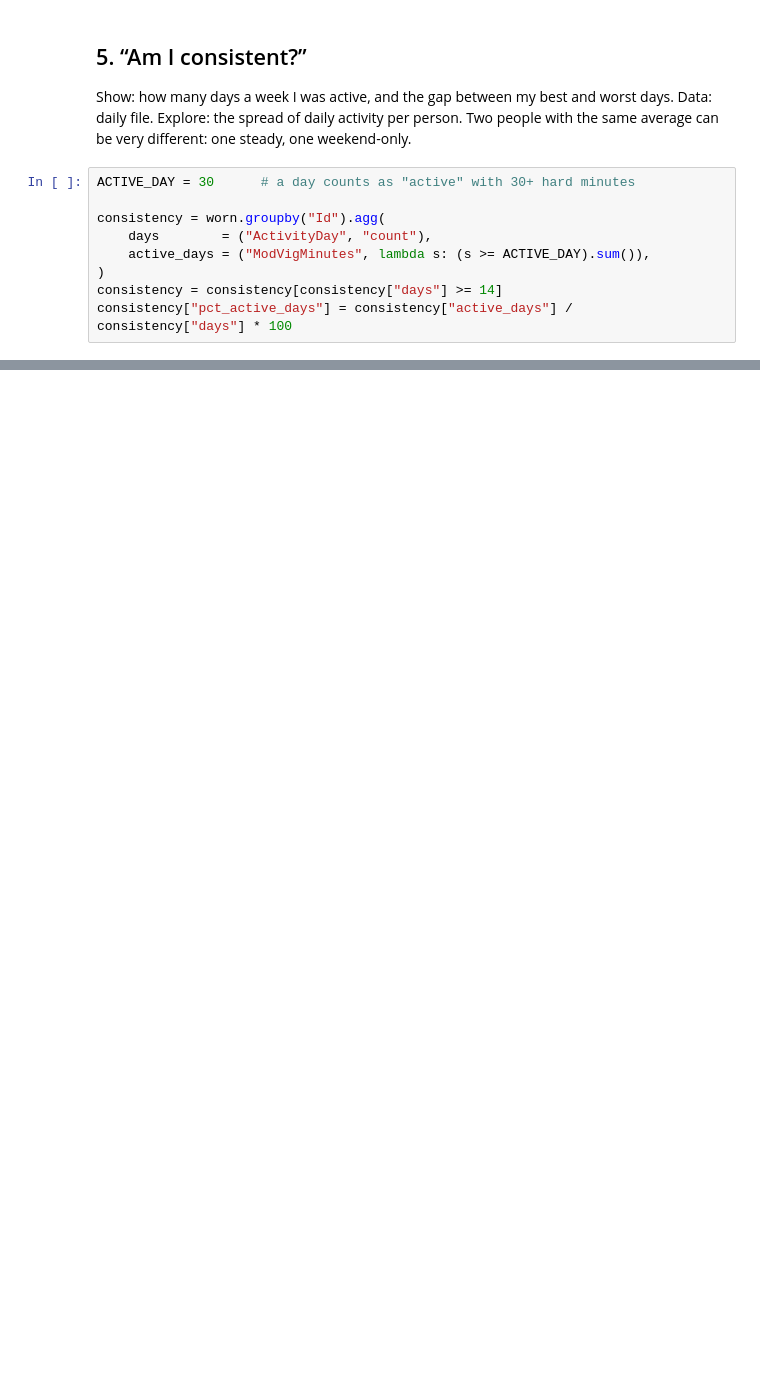
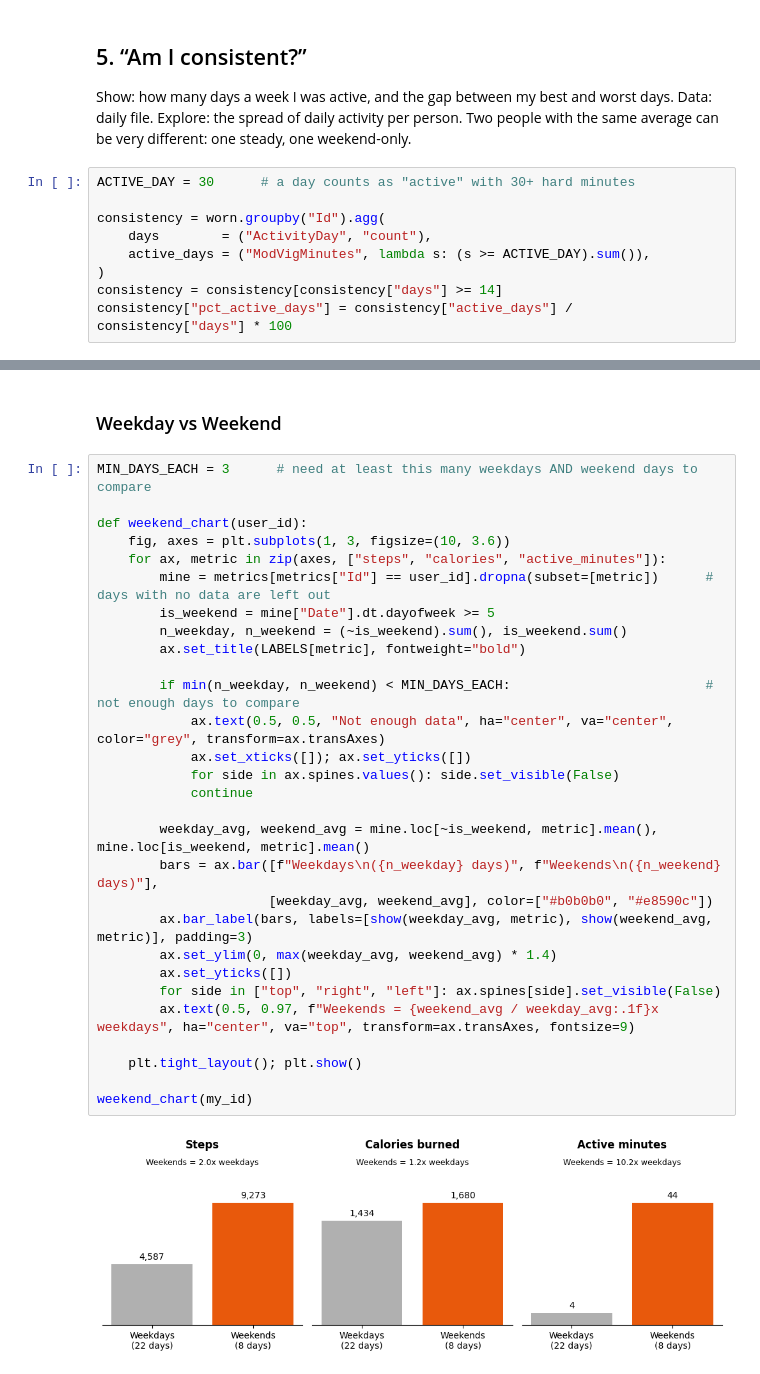
Before and after one commit to Maryam2125/DATA2007-Fitbit-Dashboard-Group, a Jupyter notebook: exploration/sophie-exploration-notebook.ipynb, the cells around one changed output, grey strips where cells are left out. Drawn from its saved outputs; the diff is of its cells as text; blank space fills up the shorter version.

```diff
--- a/exploration/sophie-exploration-notebook.ipynb
+++ b/exploration/sophie-exploration-notebook.ipynb
@@ -333,0 +611,33 @@ plt.tight_layout(); plt.show()
+# %% [markdown]
+### Weekday vs Weekend
+# %%
+MIN_DAYS_EACH = 3      # need at least this many weekdays AND weekend days to compare
+
+def weekend_chart(user_id):
+    fig, axes = plt.subplots(1, 3, figsize=(10, 3.6))
+    for ax, metric in zip(axes, ["steps", "calories", "active_minutes"]):
+        mine = metrics[metrics["Id"] == user_id].dropna(subset=[metric])      # days with no data are left out
+        is_weekend = mine["Date"].dt.dayofweek >= 5
+        n_weekday, n_weekend = (~is_weekend).sum(), is_weekend.sum()
+        ax.set_title(LABELS[metric], fontweight="bold")
+
+        if min(n_weekday, n_weekend) < MIN_DAYS_EACH:                         # not enough days to compare
+            ax.text(0.5, 0.5, "Not enough data", ha="center", va="center", color="grey", transform=ax.transAxes)
+            ax.set_xticks([]); ax.set_yticks([])
+            for side in ax.spines.values(): side.set_visible(False)
+            continue
+
+        weekday_avg, weekend_avg = mine.loc[~is_weekend, metric].mean(), mine.loc[is_weekend, metric].mean()
+        bars = ax.bar([f"Weekdays\n({n_weekday} days)", f"Weekends\n({n_weekend} days)"],
+                      [weekday_avg, weekend_avg], color=["#b0b0b0", "#e8590c"])
+        ax.bar_label(bars, labels=[show(weekday_avg, metric), show(weekend_avg, metric)], padding=3)
+        ax.set_ylim(0, max(weekday_avg, weekend_avg) * 1.4)
+        ax.set_yticks([])
+        for side in ["top", "right", "left"]: ax.spines[side].set_visible(False)
+        ax.text(0.5, 0.97, f"Weekends = {weekend_avg / weekday_avg:.1f}x weekdays", ha="center", va="top", transform=ax.transAxes, fontsize=9)
+
+    plt.tight_layout(); plt.show()
+
+weekend_chart(my_id)
+# %% [output]
+[figure, added]
```
Also changed, not shown: parts of 37 cells of this notebook.
